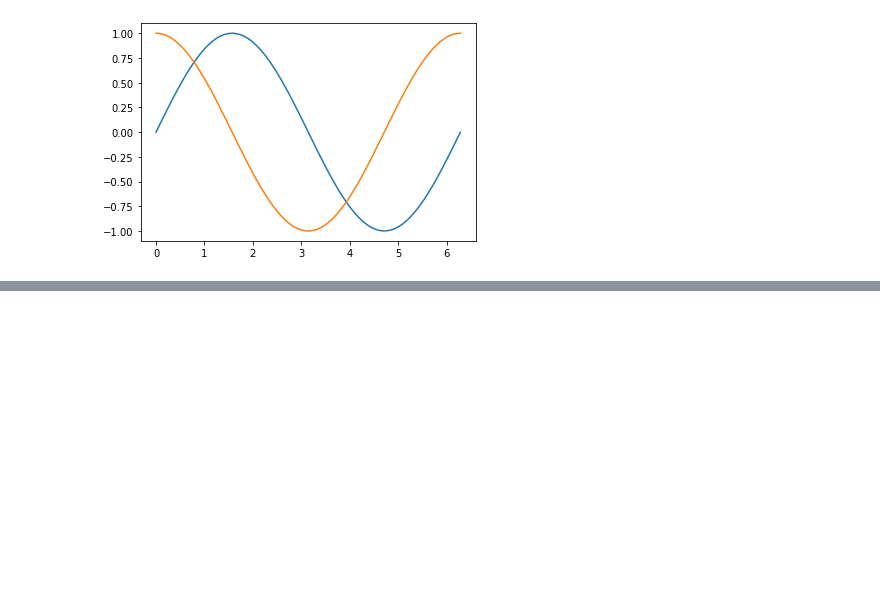
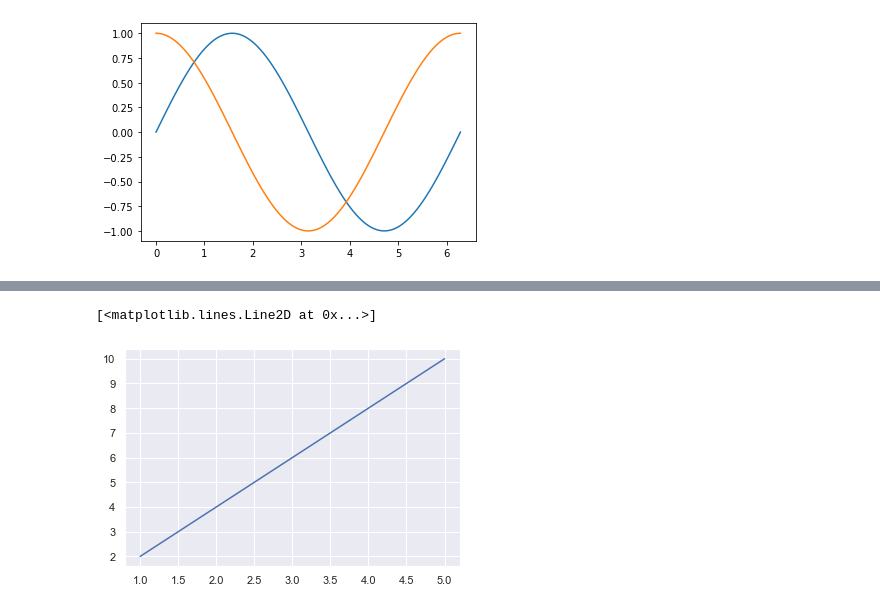
Before and after one commit to rafaelabud/PythonMachineLearning, a Jupyter notebook: Dia 6/Aula.ipynb, the cells around one changed output, grey strips where cells are left out. Drawn from its saved outputs; the diff is of its cells as text; code cells hidden in the pictures; blank space fills up the shorter version.

```diff
--- a/Dia 6/Aula.ipynb
+++ b/Dia 6/Aula.ipynb
@@ -60,0 +89,5 @@ import seaborn as sns
+# %%
+plt.plot(x,y)
+# %% [output]
+[<matplotlib.lines.Line2D at 0x...>]
+[figure, added]
```
Also changed, not shown: parts of 28 cells of this notebook, 1 other file.
